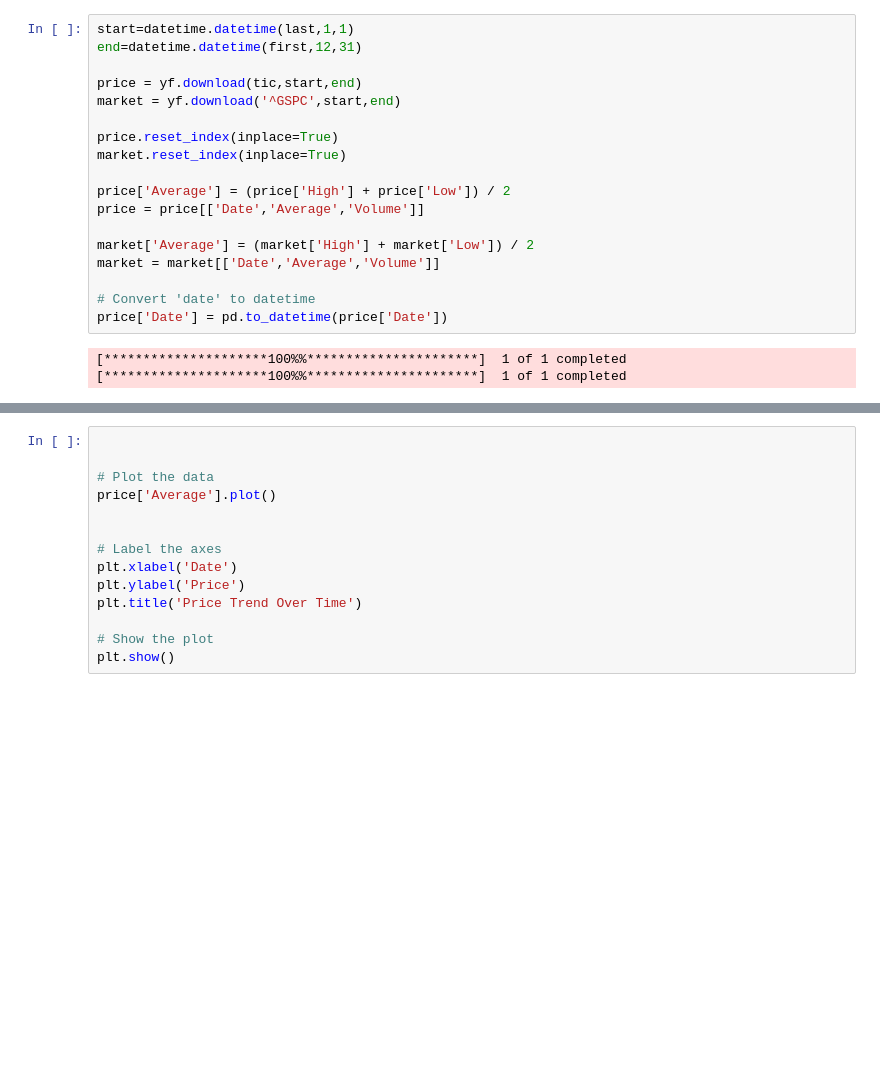
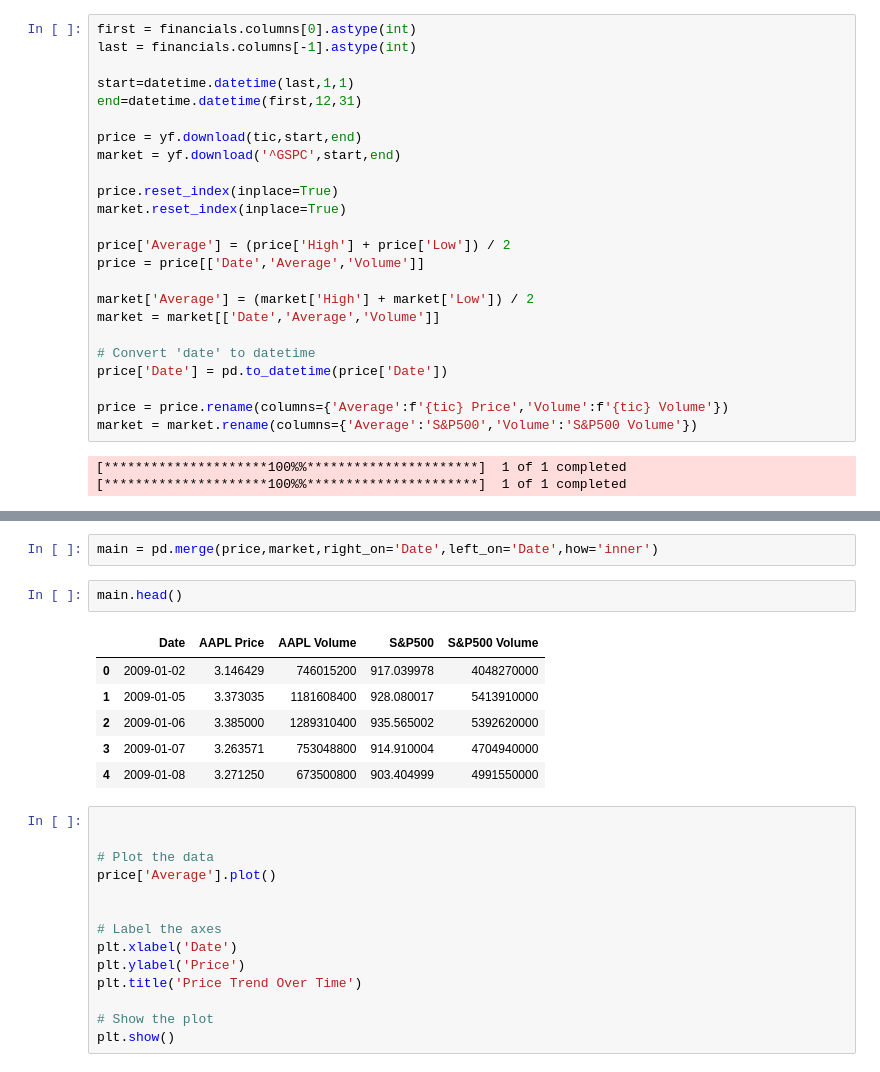
Before and after one commit to maseehfaizan/Project-Code, a Jupyter notebook: Master.ipynb, the cells around one changed output, grey strips where cells are left out. Saved outputs shown, nothing was run; the diff lists cells and outputs as text; blank space fills up the shorter version.

```diff
--- a/Master.ipynb
+++ b/Master.ipynb
@@ -260,4 +254,7 @@ print(last,'-',first)
 # %%
+first = financials.columns[0].astype(int)
+last = financials.columns[-1].astype(int)
+
 start=datetime.datetime(last,1,1)
 end=datetime.datetime(first,12,31)
 
@@ -275,6 +272,9 @@ market = market[['Date','Average','Volume']]
 
 # Convert 'date' to datetime
 price['Date'] = pd.to_datetime(price['Date'])
+
+price = price.rename(columns={'Average':f'{tic} Price','Volume':f'{tic} Volume'})
+market = market.rename(columns={'Average':'S&P500','Volume':'S&P500 Volume'})
 # %% [output]
 [*********************100%%**********************]  1 of 1 completed
 [*********************100%%**********************]  1 of 1 completed
@@ -281,3 +290,14 @@ price['Date'] = pd.to_datetime(price['Date'])
+# %%
+main = pd.merge(price,market,right_on='Date',left_on='Date',how='inner')
+# %%
+main.head()
+# %% [output]
+|  | Date | AAPL Price | AAPL Volume | S&P500 | S&P500 Volume |
+| 0 | 2009-01-02 | 3.146429 | 746015200 | 917.039978 | 4048270000 |
+| 1 | 2009-01-05 | 3.373035 | 1181608400 | 928.080017 | 5413910000 |
+| 2 | 2009-01-06 | 3.385000 | 1289310400 | 935.565002 | 5392620000 |
+| 3 | 2009-01-07 | 3.263571 | 753048800 | 914.910004 | 4704940000 |
+| 4 | 2009-01-08 | 3.271250 | 673500800 | 903.404999 | 4991550000 |
 # %%
 
 
```
Also changed, not shown: parts of 3 cells of this notebook, 5 other files.
